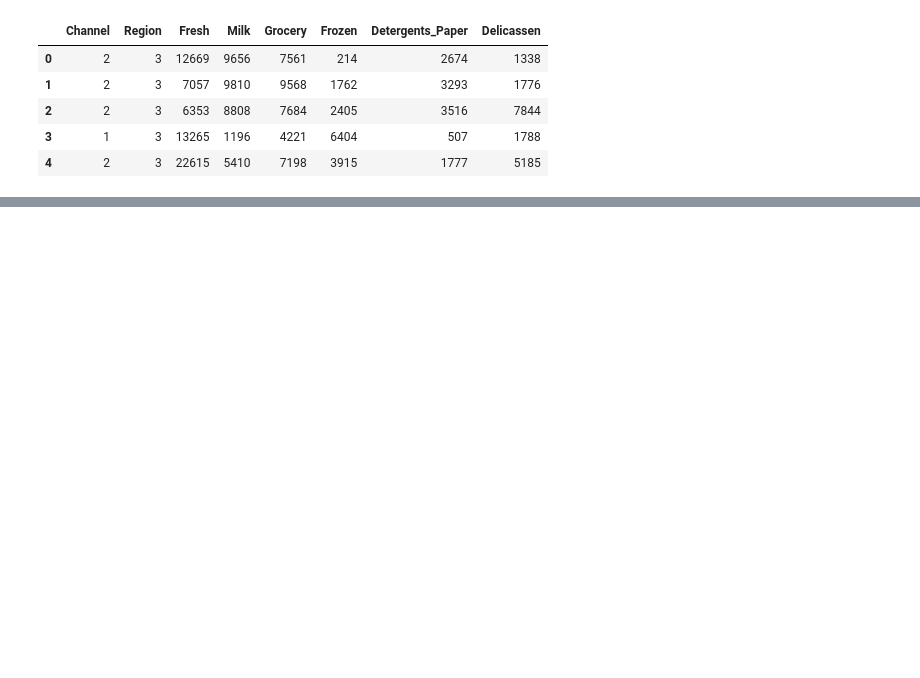
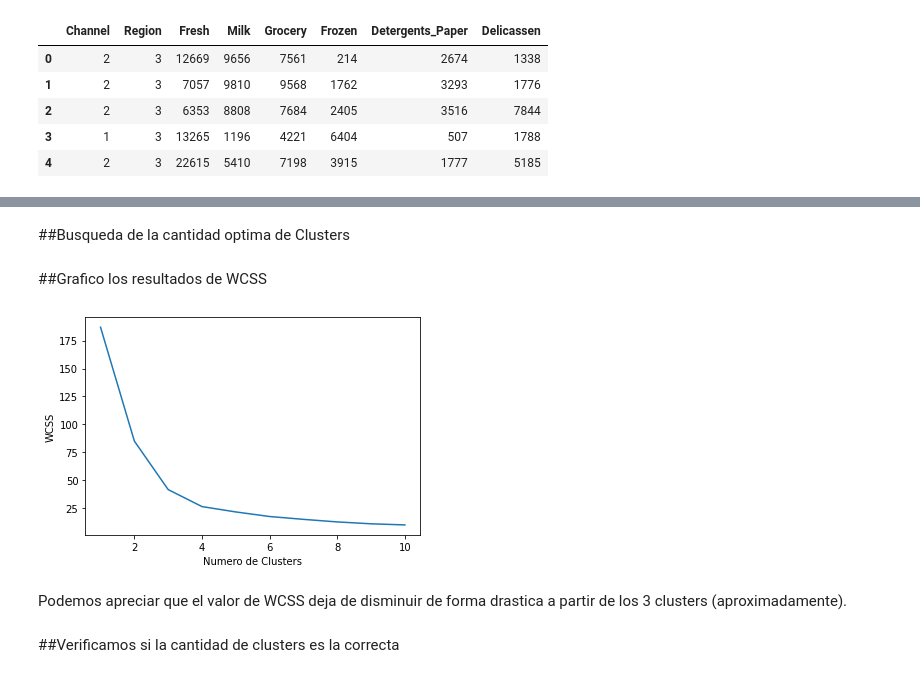
Before and after one commit to ValentinBarco/Aprendisaje-de-maquina, a Jupyter notebook: Clientes.ipynb, the cells around one changed output, grey strips where cells are left out. Saved outputs shown, nothing was run; the diff lists cells and outputs as text; code cells hidden in the pictures; blank space fills up the shorter version.

```diff
--- a/Clientes.ipynb
+++ b/Clientes.ipynb
@@ -15,0 +31,3 @@ customers.head()
+# %%
+Clientes_norm = (customers - customers.min())/(customers.max()-customers.min());
+Clientes_norm.describe()
@@ -15,0 +44,2 @@ customers.head()
+# %% [markdown]
+##Busqueda de la cantidad optima de Clusters
@@ -15,0 +54,13 @@ customers.head()
+# %% [markdown]
+##Grafico los resultados de WCSS
+# %%
+plt.plot(range(1,11), wcss)
+plt.xlabel('Numero de Clusters')
+plt.ylabel('WCSS') # WCSS es un indicador de que tan similares son los clientes dentro de los clusters
+plt.show();
+# %% [output]
+[figure, added]
+# %% [markdown]
+Podemos apreciar que el valor de WCSS deja de disminuir de forma drastica a partir de los 3 clusters (aproximadamente).
+# %% [markdown]
+##Verificamos si la cantidad de clusters es la correcta
```
Also changed, not shown: parts of 16 cells of this notebook.
